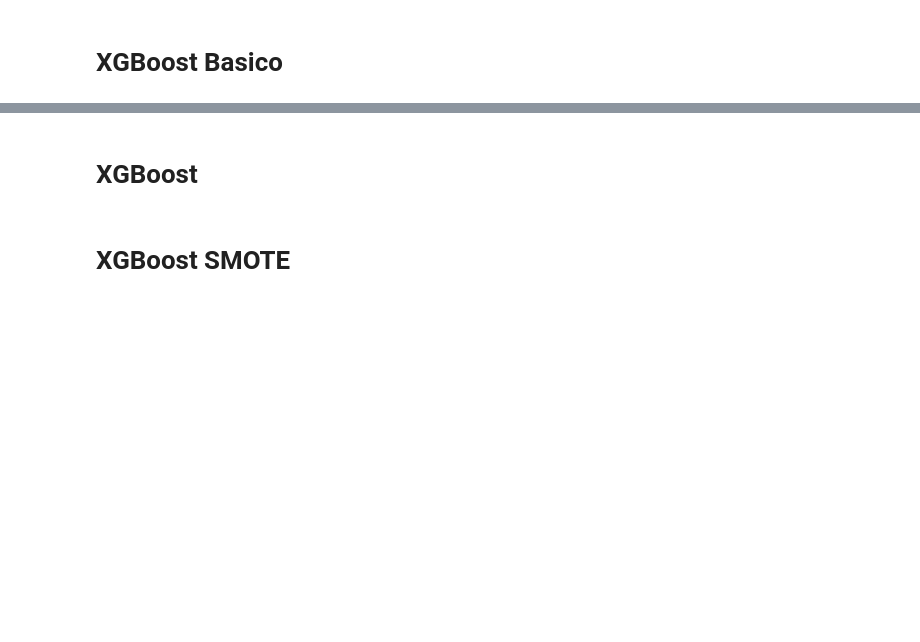
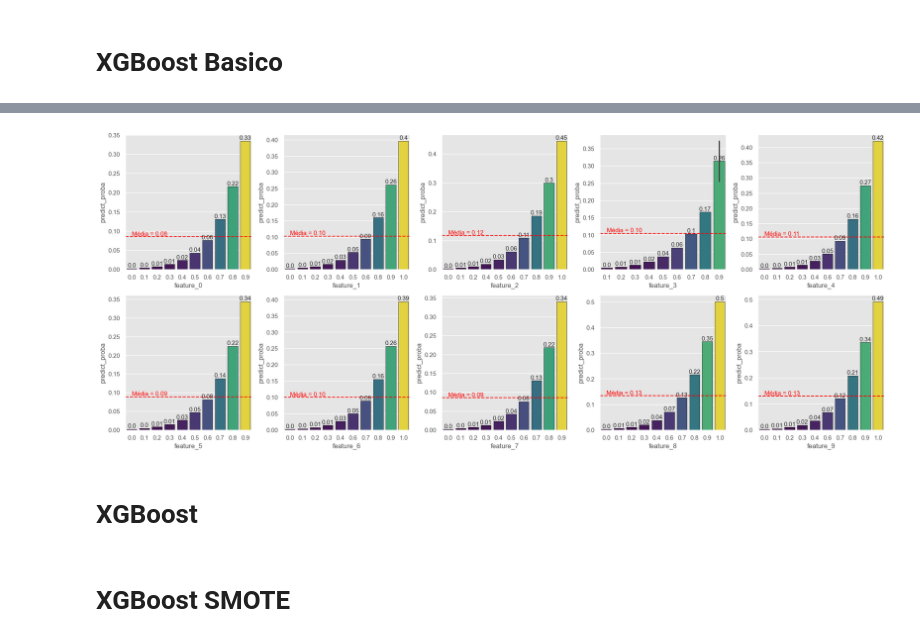
Before and after one commit to GabrielGabes/Machine-Learning-Preditivo, a Jupyter notebook: B7 - TT4.ipynb, the cells around one changed output, grey strips where cells are left out. Drawn from its saved outputs; the diff is of its cells as text; code cells hidden in the pictures; blank space fills up the shorter version.

```diff
--- a/B7 - TT4.ipynb
+++ b/B7 - TT4.ipynb
@@ -1,5 +1,18 @@
 # %% [markdown]
 # Funções, bibliotecas e Dataframe ficticios
+# %%
+import matplotlib.pyplot as plt
+import matplotlib.cm as cm
+
+import matplotlib.font_manager as fm #para alterar as fontes dos graficos
+import seaborn as sns
+
+import pyperclip
+
+# Definindo o estilo de fonte e tema
+fonte = fm.FontProperties(family="Calibri", style="italic")
+
+sns.set_style('whitegrid') #cor da grade(fundo)
 # %%
 import pandas as pd
 import numpy as np
@@ -402,3 +431,16 @@ display(fd_xgb_basico)
+# %%
+x_data = pd.DataFrame(x_teste, columns=df.columns[:-1])
+
+plt.figure(figsize=(20, 40))
+for i, column in enumerate(x_data.columns, 1):  # `enumerate` agora começa em 1
+    plt.subplot(10, 5, i)  # Subplots de 9 linhas e 6 colunas (9 * 6 = 54 subplots possíveis)
+    resultado = contribuicao_proba_tabela(x_data, column, modelo_xgb_basico, sep=10)
+    contribuicao_proba_grafico(resultado, column)
+
+plt.tight_layout()
+plt.show()
+# %% [output]
+[figure, added]
 # %% [markdown]
 # XGBoost
 # %%
```
Also changed, not shown: parts of 12 cells of this notebook, 1 other file.
